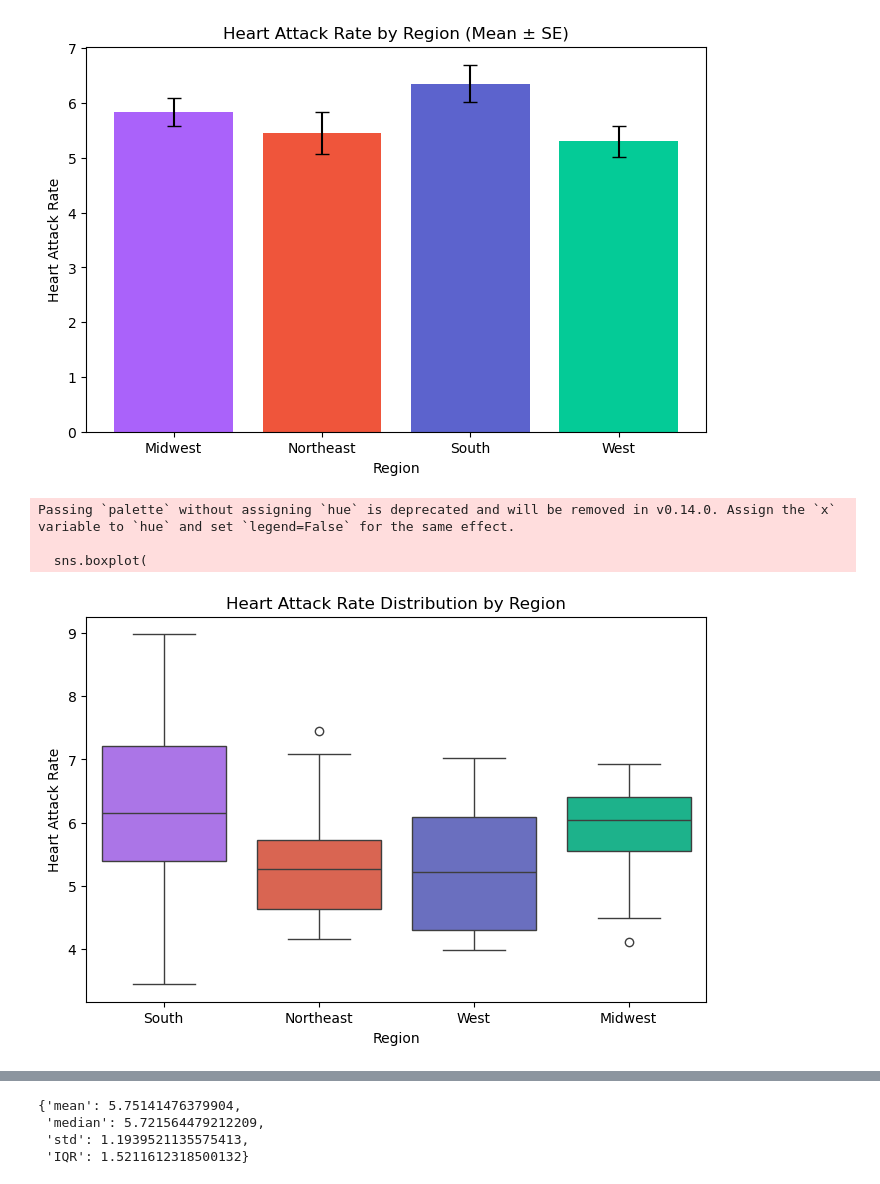
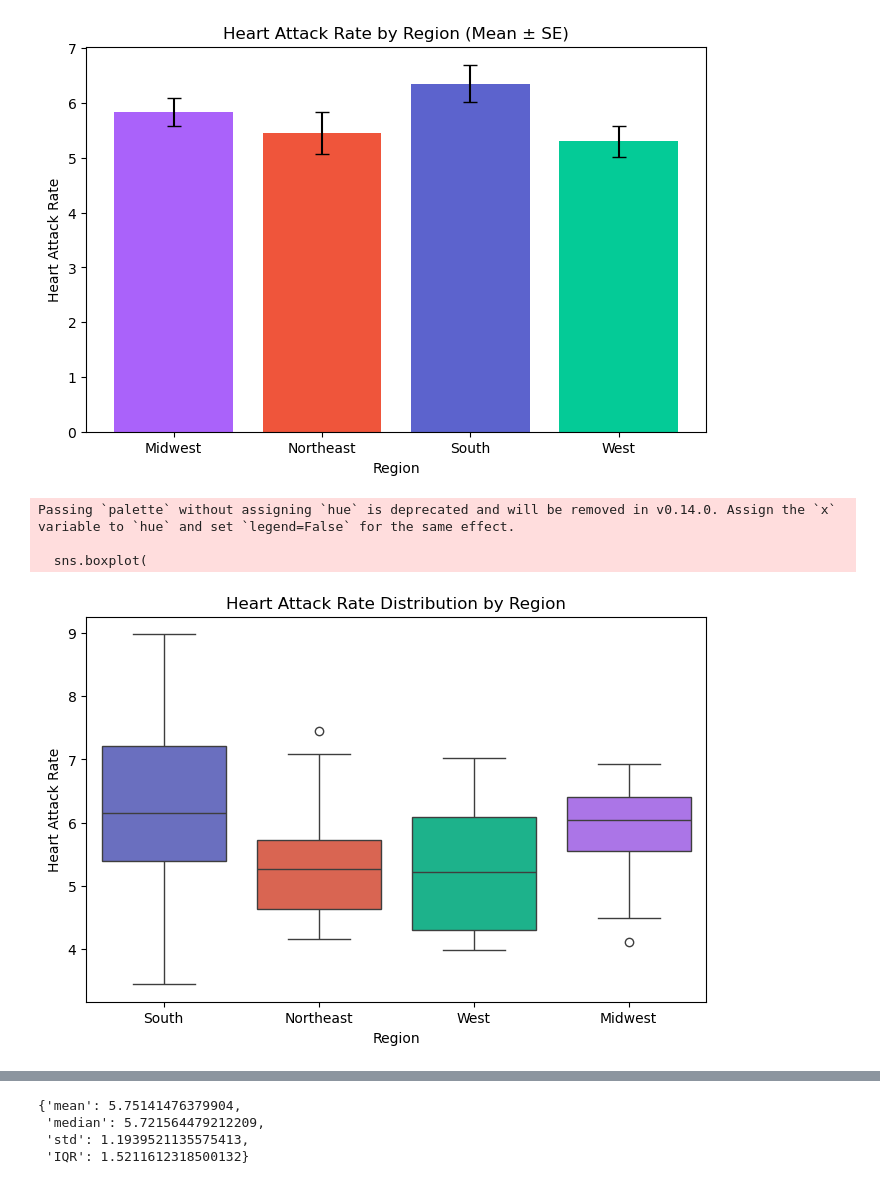
Before and after one commit to gracegmc/HeartDiseaseRiskPredictor, a Jupyter notebook: notebook_grace.ipynb, the cells around one changed output, grey strips where cells are left out. Cells and saved outputs as stored; diff of their text form; code cells hidden in the pictures.

```diff
--- a/notebook_grace.ipynb
+++ b/notebook_grace.ipynb
@@ -512,20 +512,20 @@ plt.show()
 # %%
 plt.figure(figsize=(8,5))
 
 sns.boxplot(
     data=state_rates,
     x="Region",
     y="heart_attack_rate",
-    palette=['#AA62FA', '#EF553B', '#5C63CD', '#04CB97']
+    palette=['#5C63CD', '#EF553B', '#04CB97', '#AA62FA']
 )
 
 plt.title("Heart Attack Rate Distribution by Region")
 plt.xlabel("Region")
 plt.ylabel("Heart Attack Rate")
 
 plt.show()
 # %% [output]
 Passing `palette` without assigning `hue` is deprecated and will be removed in v0.14.0. Assign the `x` variable to `hue` and set `legend=False` for the same effect.
 
   sns.boxplot(
-[figure, old version]
+[figure, new version]
```
Also changed, not shown: parts of 21 cells of this notebook.
